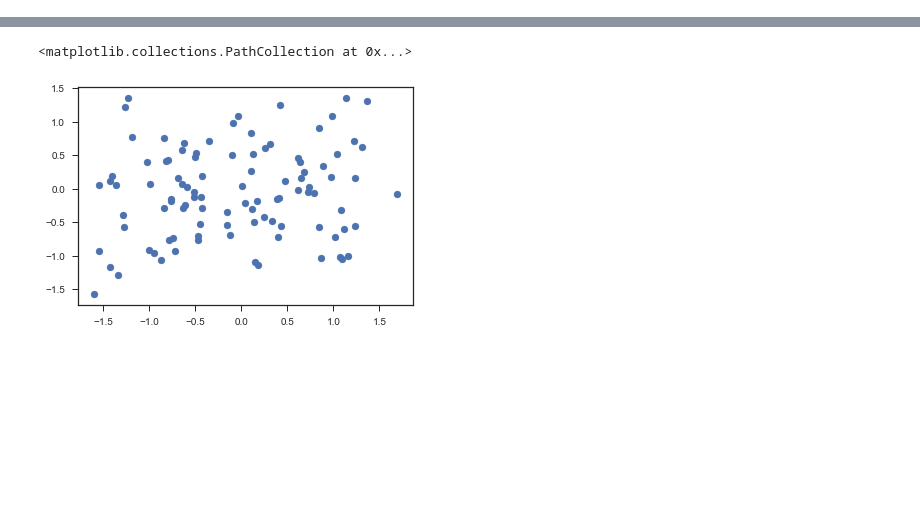
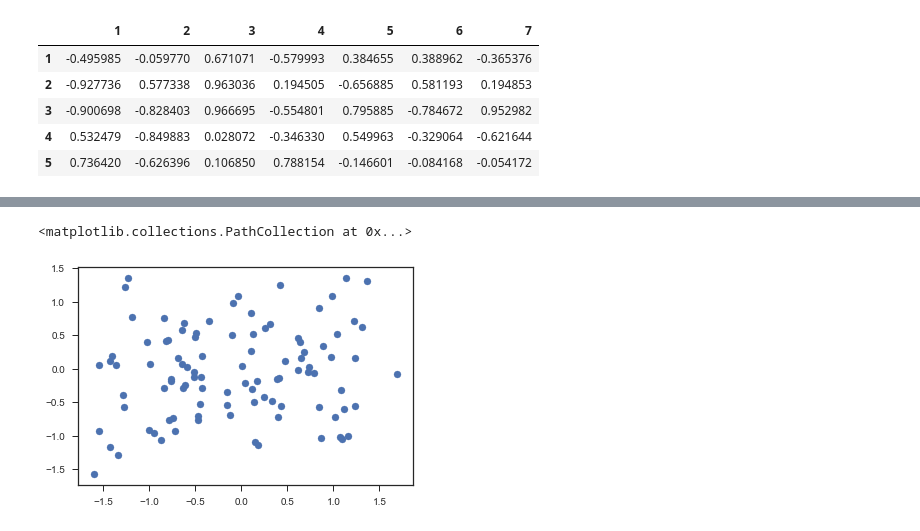
Before and after one commit to someoneinthecrowd/Microroller_Fields, a Jupyter notebook: learningdata.ipynb, the cells around one changed output, grey strips where cells are left out. Cells and saved outputs as stored; diff of their text form; code cells hidden in the pictures; blank space fills up the shorter version.

```diff
--- a/learningdata.ipynb
+++ b/learningdata.ipynb
@@ -18,0 +44,5 @@ data = pd.concat(dfs,ignore_index=True)
+# %%
+x_train1 =np.vstack((in_1,in_2,in_3))
+y_train1 =np.vstack((out_1,out_2,out_3)).astype(int)
+x_train2 =data.values
+y_train2 =np.zeros((99,1))
@@ -18,0 +102,9 @@ data = pd.concat(dfs,ignore_index=True)
+# %%
+dx1zero.head()
+# %% [output]
+|  | 1 | 2 | 3 | 4 | 5 | 6 | 7 |
+| 1 | -0.495985 | -0.059770 | 0.671071 | -0.579993 | 0.384655 | 0.388962 | -0.365376 |
+| 2 | -0.927736 | 0.577338 | 0.963036 | 0.194505 | -0.656885 | 0.581193 | 0.194853 |
+| 3 | -0.900698 | -0.828403 | 0.966695 | -0.554801 | 0.795885 | -0.784672 | 0.952982 |
+| 4 | 0.532479 | -0.849883 | 0.028072 | -0.346330 | 0.549963 | -0.329064 | -0.621644 |
+| 5 | 0.736420 | -0.626396 | 0.106850 | 0.788154 | -0.146601 | -0.084168 | -0.054172 |
```
Also changed, not shown: parts of 14 cells of this notebook.
